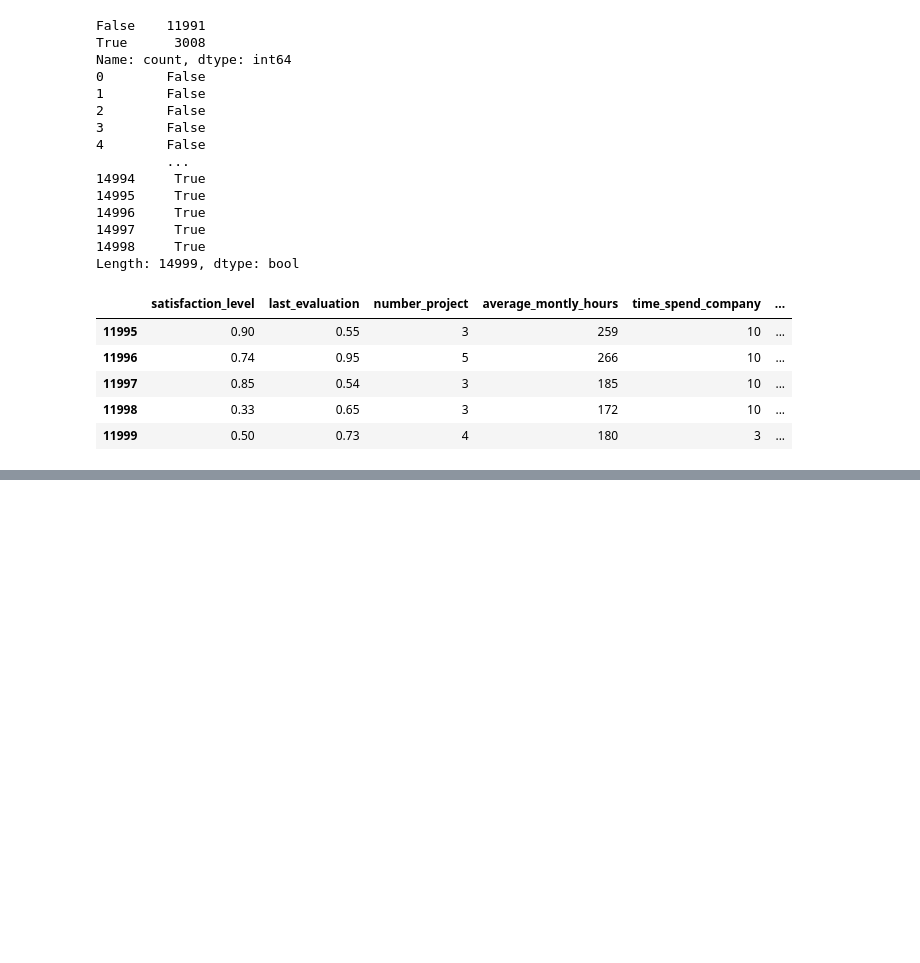
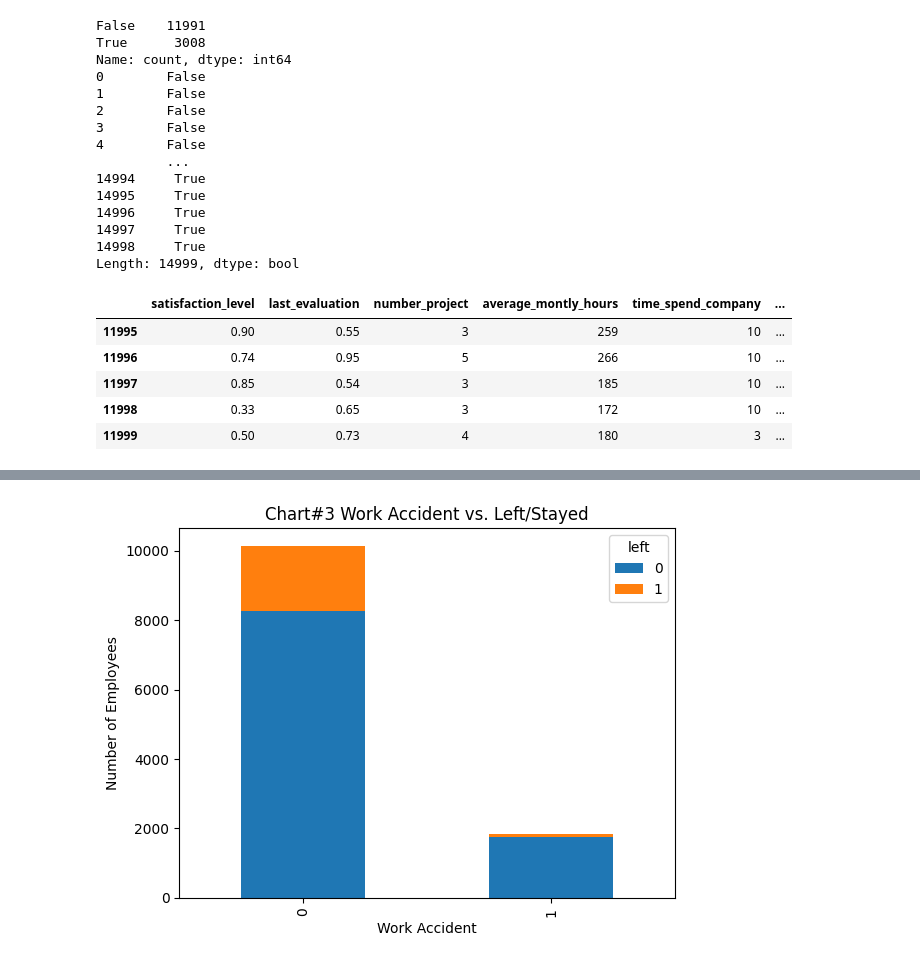
Before and after one commit to useinov12/hr_at_salifort_motors, a Jupyter notebook: src/hr_at_salifort_motors/main.ipynb, the cells around one changed output, grey strips where cells are left out. Saved outputs shown, nothing was run; the diff lists cells and outputs as text; code cells hidden in the pictures; blank space fills up the shorter version.

```diff
--- a/src/hr_at_salifort_motors/main.ipynb
+++ b/src/hr_at_salifort_motors/main.ipynb
@@ -121,0 +270,10 @@ df1.tail(5)
+# %%
+# Work Accident
+accident_counts = df1.groupby(['work_accident', 'left']).size().unstack().fillna(0)
+accident_counts.plot(kind='bar', stacked=True)
+plt.title('Chart#3 Work Accident vs. Left/Stayed')
+plt.xlabel('Work Accident')
+plt.ylabel('Number of Employees')
+plt.show()
+# %% [output]
+[figure, added]
```
Also changed, not shown: parts of 16 cells of this notebook.
